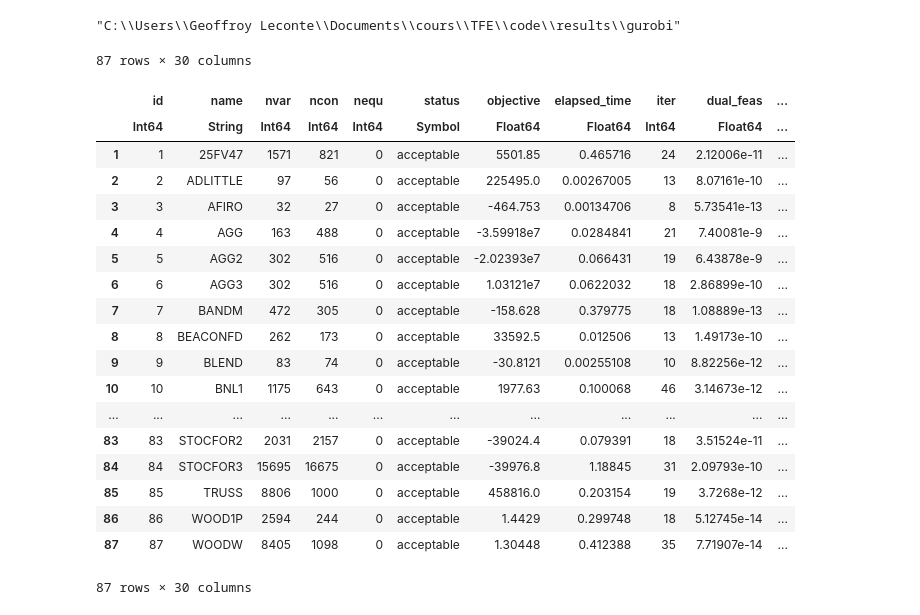
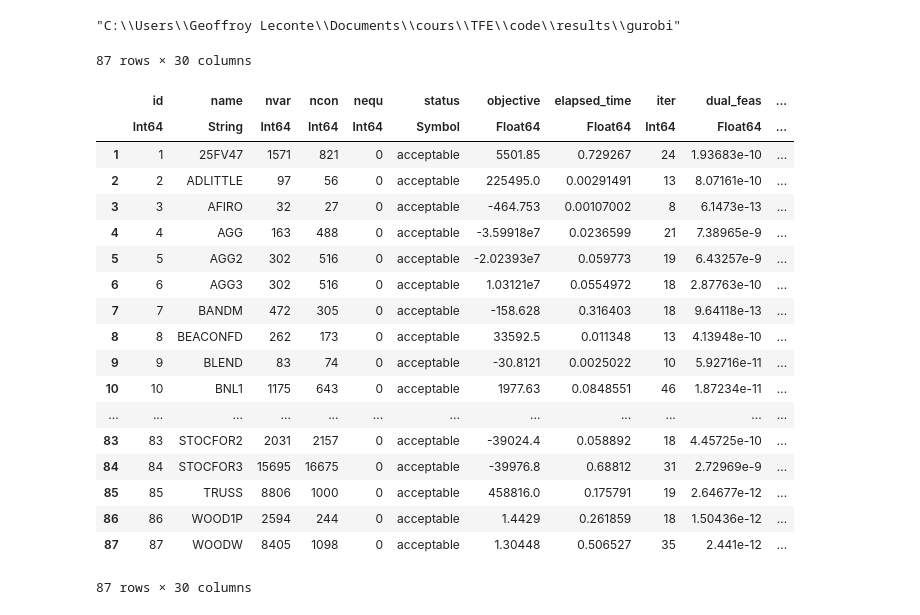
Before and after one commit to geoffroyleconte/StageOptim, a Jupyter notebook: comparisons.ipynb, the cells around one changed output. Saved outputs shown, nothing was run; the diff lists cells and outputs as text; code cells hidden in the pictures.

```diff
--- a/comparisons.ipynb
+++ b/comparisons.ipynb
@@ -52,30 +52,42 @@ close(file12)
 file13 = jldopen(string(res_path, "\\mehrotra_ldl13_scaling_ruiz.jld2"), "r")
 mehrotra13 = file13["stats"];
 close(file13)
+# same with optimizations and accurate residuals
+file14 = jldopen(string(res_path, "\\mehrotra_ldl14_scaling_ruiz.jld2"), "r")
+mehrotra14 = file14["stats"];
+close(file14)
+# same with diagind (no J_augm=sparse(...) at each iter)
+file15 = jldopen(string(res_path, "\\mehrotra_ldl15_scaling_ruiz.jld2"), "r")
+mehrotra15 = file15["stats"];
+close(file15)
+# same with diagind sparse CSC (get index of nzval)
+file16 = jldopen(string(res_path, "\\mehrotra_ldl16_scaling_ruiz.jld2"), "r")
+mehrotra16 = file16["stats"];
+close(file16)
 # %%
 withenv("COLUMNS" => 600, "LINES" => 200) do
-    display(mehrotra13)
+    display(mehrotra16)
 end
 # %% [output]
 87 rows × 30 columns
 |  | id | name | nvar | ncon | nequ | status | objective | elapsed_time | iter | dual_feas | ... |
 |  | Int64 | String | Int64 | Int64 | Int64 | Symbol | Float64 | Float64 | Int64 | Float64 | ... |
-| 1 | 1 | 25FV47 | 1571 | 821 | 0 | acceptable | 5501.85 | 0.465716 | 24 | 2.12006e-11 | ... |
-| 2 | 2 | ADLITTLE | 97 | 56 | 0 | acceptable | 225495.0 | 0.00267005 | 13 | 8.07161e-10 | ... |
-| 3 | 3 | AFIRO | 32 | 27 | 0 | acceptable | -464.753 | 0.00134706 | 8 | 5.73541e-13 | ... |
-| 4 | 4 | AGG | 163 | 488 | 0 | acceptable | -3.59918e7 | 0.0284841 | 21 | 7.40081e-9 | ... |
-| 5 | 5 | AGG2 | 302 | 516 | 0 | acceptable | -2.02393e7 | 0.066431 | 19 | 6.43878e-9 | ... |
-| 6 | 6 | AGG3 | 302 | 516 | 0 | acceptable | 1.03121e7 | 0.0622032 | 18 | 2.86899e-10 | ... |
-| 7 | 7 | BANDM | 472 | 305 | 0 | acceptable | -158.628 | 0.379775 | 18 | 1.08889e-13 | ... |
-| 8 | 8 | BEACONFD | 262 | 173 | 0 | acceptable | 33592.5 | 0.012506 | 13 | 1.49173e-10 | ... |
-| 9 | 9 | BLEND | 83 | 74 | 0 | acceptable | -30.8121 | 0.00255108 | 10 | 8.82256e-12 | ... |
-| 10 | 10 | BNL1 | 1175 | 643 | 0 | acceptable | 1977.63 | 0.100068 | 46 | 3.14673e-12 | ... |
+| 1 | 1 | 25FV47 | 1571 | 821 | 0 | acceptable | 5501.85 | 0.729267 | 24 | 1.93683e-10 | ... |
+| 2 | 2 | ADLITTLE | 97 | 56 | 0 | acceptable | 225495.0 | 0.00291491 | 13 | 8.07161e-10 | ... |
+| 3 | 3 | AFIRO | 32 | 27 | 0 | acceptable | -464.753 | 0.00107002 | 8 | 6.1473e-13 | ... |
+| 4 | 4 | AGG | 163 | 488 | 0 | acceptable | -3.59918e7 | 0.0236599 | 21 | 7.38965e-9 | ... |
+| 5 | 5 | AGG2 | 302 | 516 | 0 | acceptable | -2.02393e7 | 0.059773 | 19 | 6.43257e-9 | ... |
+| 6 | 6 | AGG3 | 302 | 516 | 0 | acceptable | 1.03121e7 | 0.0554972 | 18 | 2.87763e-10 | ... |
+| 7 | 7 | BANDM | 472 | 305 | 0 | acceptable | -158.628 | 0.316403 | 18 | 9.64118e-13 | ... |
+| 8 | 8 | BEACONFD | 262 | 173 | 0 | acceptable | 33592.5 | 0.011348 | 13 | 4.13948e-10 | ... |
+| 9 | 9 | BLEND | 83 | 74 | 0 | acceptable | -30.8121 | 0.0025022 | 10 | 5.92716e-11 | ... |
+| 10 | 10 | BNL1 | 1175 | 643 | 0 | acceptable | 1977.63 | 0.0848551 | 46 | 1.87234e-11 | ... |
 | ... | ... | ... | ... | ... | ... | ... | ... | ... | ... | ... | ... |
-| 83 | 83 | STOCFOR2 | 2031 | 2157 | 0 | acceptable | -39024.4 | 0.079391 | 18 | 3.51524e-11 | ... |
-| 84 | 84 | STOCFOR3 | 15695 | 16675 | 0 | acceptable | -39976.8 | 1.18845 | 31 | 2.09793e-10 | ... |
-| 85 | 85 | TRUSS | 8806 | 1000 | 0 | acceptable | 458816.0 | 0.203154 | 19 | 3.7268e-12 | ... |
-| 86 | 86 | WOOD1P | 2594 | 244 | 0 | acceptable | 1.4429 | 0.299748 | 18 | 5.12745e-14 | ... |
-| 87 | 87 | WOODW | 8405 | 1098 | 0 | acceptable | 1.30448 | 0.412388 | 35 | 7.71907e-14 | ... |
+| 83 | 83 | STOCFOR2 | 2031 | 2157 | 0 | acceptable | -39024.4 | 0.058892 | 18 | 4.45725e-10 | ... |
+| 84 | 84 | STOCFOR3 | 15695 | 16675 | 0 | acceptable | -39976.8 | 0.68812 | 31 | 2.72969e-9 | ... |
+| 85 | 85 | TRUSS | 8806 | 1000 | 0 | acceptable | 458816.0 | 0.175791 | 19 | 2.64677e-12 | ... |
+| 86 | 86 | WOOD1P | 2594 | 244 | 0 | acceptable | 1.4429 | 0.261859 | 18 | 1.50436e-12 | ... |
+| 87 | 87 | WOODW | 8405 | 1098 | 0 | acceptable | 1.30448 | 0.506527 | 35 | 2.441e-12 | ... |
 # %%
 withenv("COLUMNS" => 600, "LINES" => 200) do
     display(gurobi)
```
Also changed, not shown: parts of 1 cell of this notebook, 2 other files.
